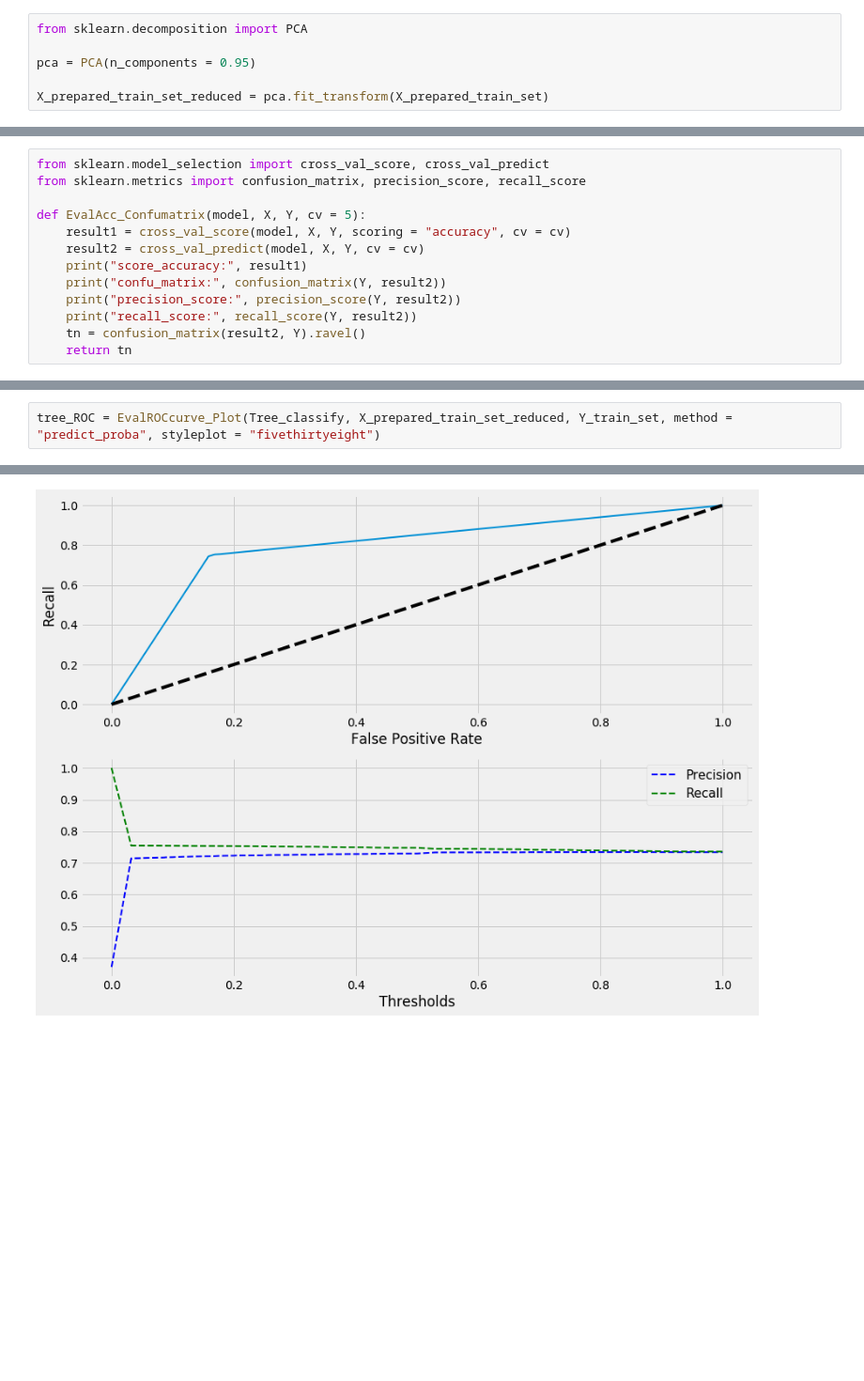
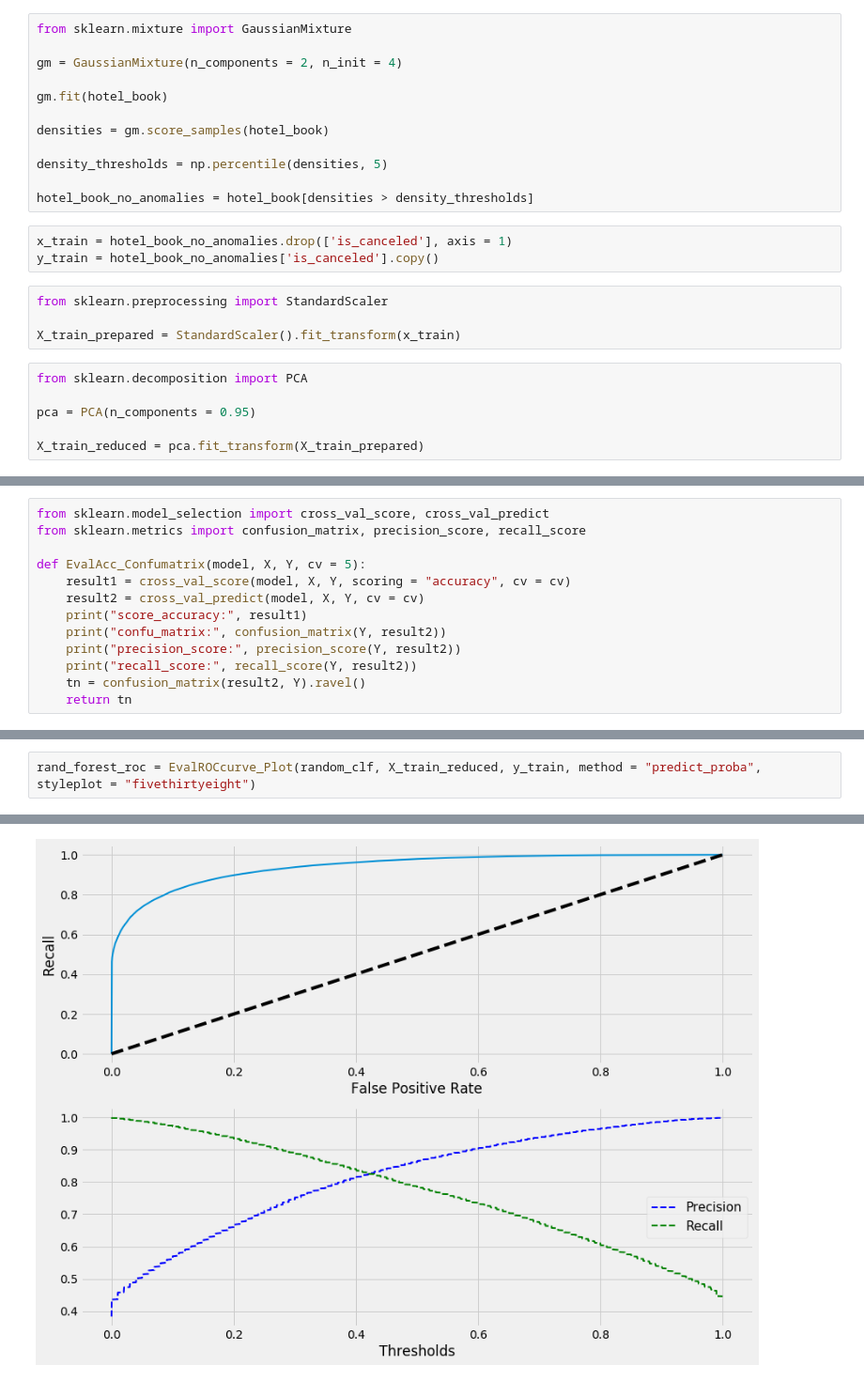
Before and after one commit to huy105/Hotel-booking-classify, a Jupyter notebook: HotelClassify.ipynb, the cells around one changed output, grey strips where cells are left out. Shown at 94% size. Drawn from its saved outputs; the diff is of its cells as text; blank space fills up the shorter version.

Commit message:
Update HotelClassify.ipynb
Update file again

```diff
--- a/HotelClassify.ipynb
+++ b/HotelClassify.ipynb
@@ -217,7 +185,26 @@ X_prepared_train_set = X_prepared_train_set.toarray()
+# %%
+from sklearn.mixture import GaussianMixture
+
+gm = GaussianMixture(n_components = 2, n_init = 4)
+
+gm.fit(hotel_book)
+
+densities = gm.score_samples(hotel_book)
+
+density_thresholds = np.percentile(densities, 5)
+
+hotel_book_no_anomalies = hotel_book[densities > density_thresholds]
+# %%
+x_train = hotel_book_no_anomalies.drop(['is_canceled'], axis = 1)
+y_train = hotel_book_no_anomalies['is_canceled'].copy()
+# %%
+from sklearn.preprocessing import StandardScaler
+
+X_train_prepared = StandardScaler().fit_transform(x_train)
 # %%
 from sklearn.decomposition import PCA
 
 pca = PCA(n_components = 0.95)
 
-X_prepared_train_set_reduced = pca.fit_transform(X_prepared_train_set)
+X_train_reduced = pca.fit_transform(X_train_prepared)
 # %%
@@ -313,3 +290,3 @@ recall_score: 0.7444640018169429
 # %%
-tree_ROC = EvalROCcurve_Plot(Tree_classify, X_prepared_train_set_reduced, Y_train_set, method = "predict_proba", styleplot = "fivethirtyeight")
+rand_forest_roc = EvalROCcurve_Plot(random_clf, X_train_reduced, y_train, method = "predict_proba", styleplot = "fivethirtyeight")
 # %% [output]
@@ -317 +297 @@ ROC AUC: 0.7947270518024194
-[figure, old version]
+[figure, new version]
```
Also changed, not shown: parts of 25 cells of this notebook.
